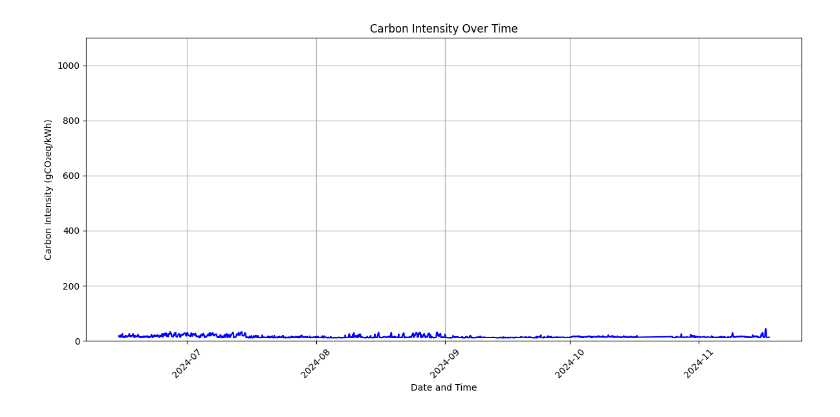
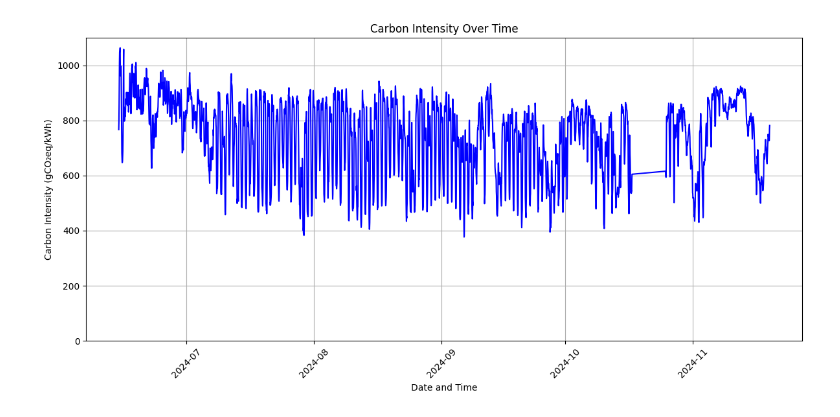
Before and after one commit to johankristianss/carbonsim, a Jupyter notebook: notebooks/PlotCarbonIntensity.ipynb, the cells around one changed output. Cells and saved outputs as stored; diff of their text form; code cells hidden in the pictures.

```diff
--- a/notebooks/PlotCarbonIntensity.ipynb
+++ b/notebooks/PlotCarbonIntensity.ipynb
@@ -1,26 +1,26 @@
 # %%
 import matplotlib.pyplot as plt
 import pandas as pd
 
 #logidf = pd.read_csv('/scratch/cognit/carbon/PL.csv')
-#df = pd.read_csv('/scratch/cognit/carbon/PL.csv')
+df = pd.read_csv('/scratch/cognit/carbon/PL.csv')
 #
-df = pd.read_csv('/scratch/cognit/carbon/SE-SE4.csv')
-df = pd.read_csv('/scratch/cognit/carbon/SE-SE1.csv')
+#df = pd.read_csv('/scratch/cognit/carbon/SE-SE4.csv')
+#df = pd.read_csv('/scratch/cognit/carbon/SE-SE1.csv')
 df['datetime'] = pd.to_datetime(df['datetime'])
 
 plt.figure(figsize=(12, 6))
 plt.plot(df['datetime'], df['carbonIntensity'], linestyle='-', color='b')
 
 plt.title('Carbon Intensity Over Time')
 plt.xlabel('Date and Time')
 plt.ylabel('Carbon Intensity (gCO₂eq/kWh)')
 plt.ylim(0, 1100)
 #plt.ylim(0, 100)
 plt.grid(True)
 plt.xticks(rotation=45)
 
 plt.tight_layout()
 plt.show()
 # %% [output]
-[figure, old version]
+[figure, new version]
```
Also changed, not shown: 17 other files.
